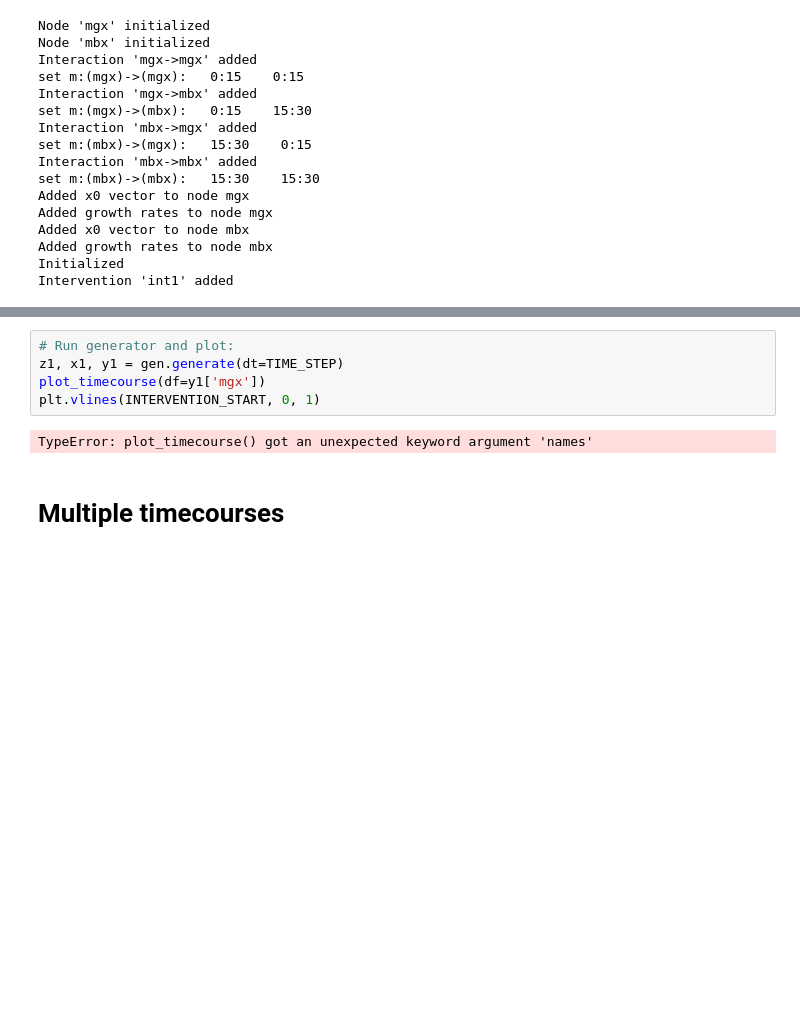
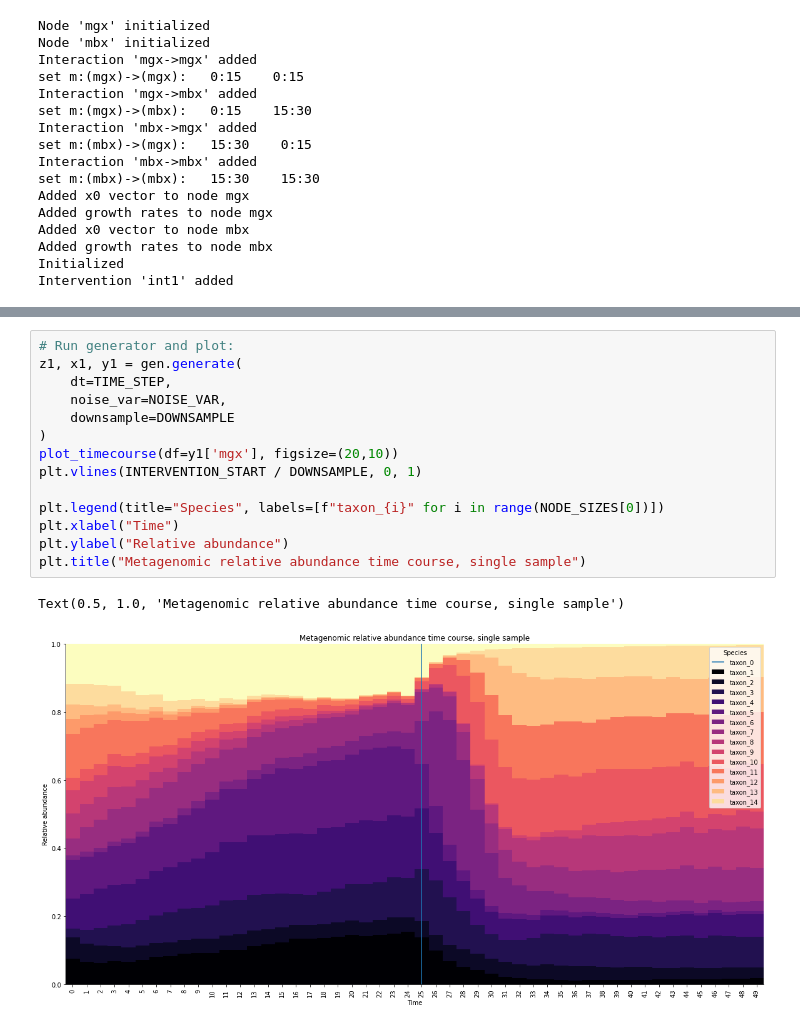
Before and after one commit to pchlenski/misdeed, a Jupyter notebook: notebooks/examples.ipynb, the cells around one changed output, grey strips where cells are left out. Cells and saved outputs as stored; diff of their text form; blank space fills up the shorter version.

```diff
--- a/notebooks/examples.ipynb
+++ b/notebooks/examples.ipynb
@@ -82,9 +109,17 @@ Intervention 'int1' added
 # %%
 # Run generator and plot:
-z1, x1, y1 = gen.generate(dt=TIME_STEP)
-plot_timecourse(df=y1['mgx'])
-plt.vlines(INTERVENTION_START, 0, 1)
+z1, x1, y1 = gen.generate(
+    dt=TIME_STEP,
+    noise_var=NOISE_VAR,
+    downsample=DOWNSAMPLE
+)
+plot_timecourse(df=y1['mgx'], figsize=(20,10))
+plt.vlines(INTERVENTION_START / DOWNSAMPLE, 0, 1)
+
+plt.legend(title="Species", labels=[f"taxon_{i}" for i in range(NODE_SIZES[0])])
+plt.xlabel("Time")
+plt.ylabel("Relative abundance")
+plt.title("Metagenomic relative abundance time course, single sample")
 # %% [output]
-TypeError: plot_timecourse() got an unexpected keyword argument 'names'
+Text(0.5, 1.0, 'Metagenomic relative abundance time course, single sample')
+[figure, added]
-# %% [markdown]
-# Multiple timecourses
```
Also changed, not shown: parts of 17 cells of this notebook.
